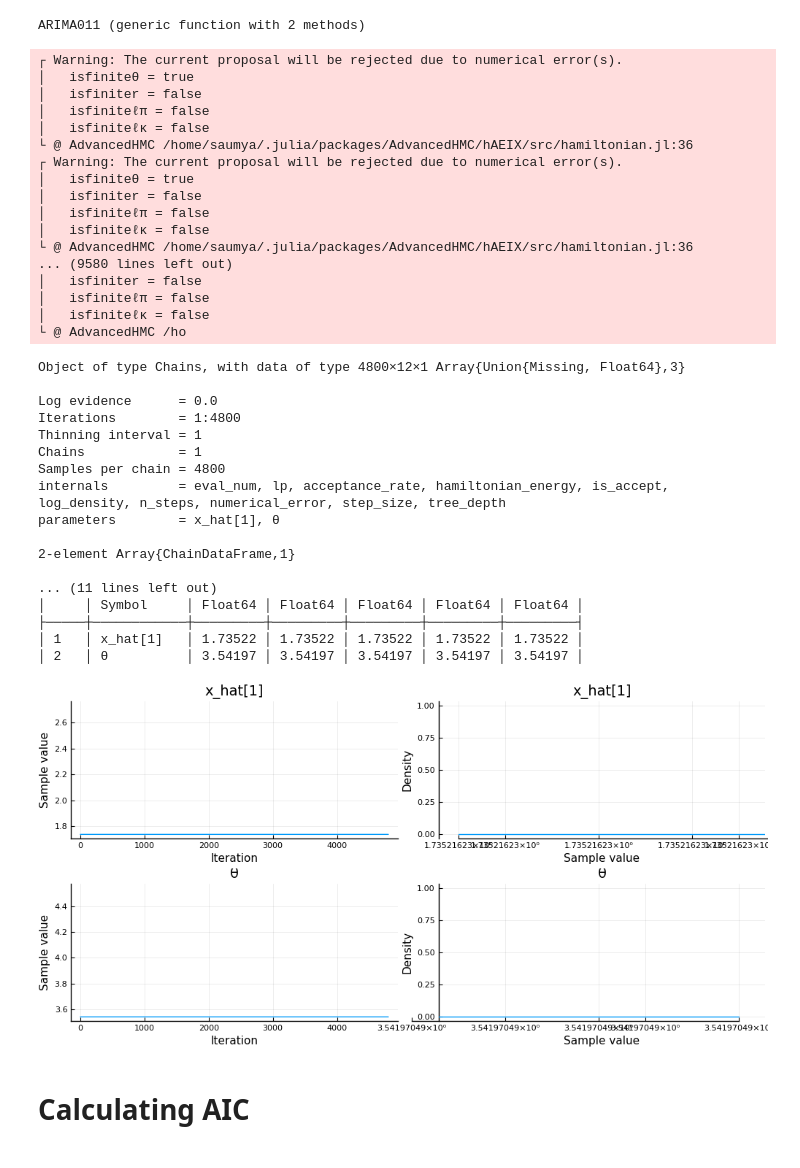
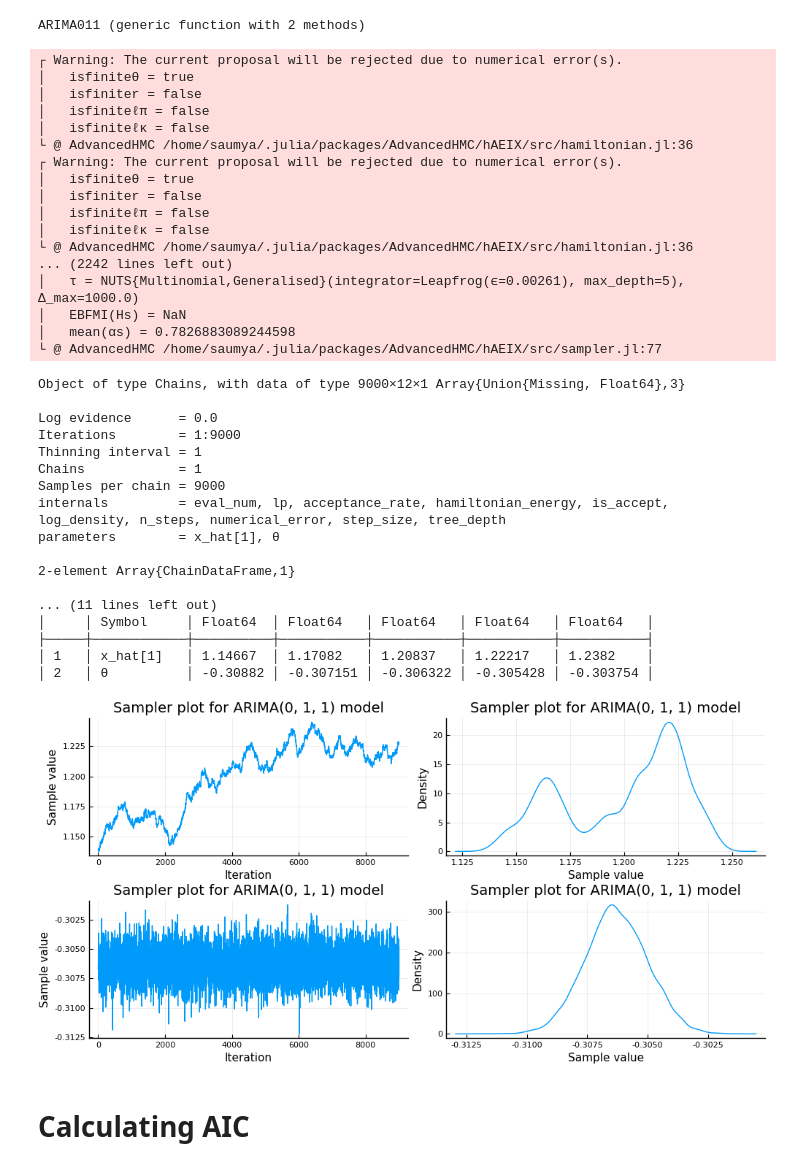
Before and after one commit to saumyagshah/JupyterNBTuringExamples, a Jupyter notebook: time_series_ARIMA.ipynb, the cells around one changed output. Saved outputs shown, nothing was run; the diff lists cells and outputs as text; code cells hidden in the pictures.

```diff
--- a/time_series_ARIMA.ipynb
+++ b/time_series_ARIMA.ipynb
@@ -193,7 +191,7 @@ end
 # %% [output]
 ARIMA011 (generic function with 2 methods)
 # %%
-chain_ARIMA011 = sample(ARIMA011(s_train), NUTS(5000, 200, 0.6) )
+chain_ARIMA011 = sample(ARIMA011(s_train), NUTS(10000, 1000, 0.6) )
 # %% [output]
 ┌ Warning: The current proposal will be rejected due to numerical error(s).
 │   isfiniteθ = true
@@ -207,32 +205,32 @@ chain_ARIMA011 = sample(ARIMA011(s_train), NUTS(5000, 200, 0.6) )
 │   isfiniteℓπ = false
 │   isfiniteℓκ = false
 └ @ AdvancedHMC /home/saumya/.julia/packages/AdvancedHMC/hAEIX/src/hamiltonian.jl:36
-... (9580 lines left out)
-│   isfiniter = false
-│   isfiniteℓπ = false
-│   isfiniteℓκ = false
-└ @ AdvancedHMC /ho
+... (2242 lines left out)
+│   τ = NUTS{Multinomial,Generalised}(integrator=Leapfrog(ϵ=0.00261), max_depth=5), Δ_max=1000.0)
+│   EBFMI(Hs) = NaN
+│   mean(αs) = 0.7826883089244598
+└ @ AdvancedHMC /home/saumya/.julia/packages/AdvancedHMC/hAEIX/src/sampler.jl:77
-Object of type Chains, with data of type 4800×12×1 Array{Union{Missing, Float64},3}
+Object of type Chains, with data of type 9000×12×1 Array{Union{Missing, Float64},3}
 
 Log evidence      = 0.0
-Iterations        = 1:4800
+Iterations        = 1:9000
 Thinning interval = 1
 Chains            = 1
-Samples per chain = 4800
+Samples per chain = 9000
 internals         = eval_num, lp, acceptance_rate, hamiltonian_energy, is_accept, log_density, n_steps, numerical_error, step_size, tree_depth
 parameters        = x_hat[1], θ
 
 2-element Array{ChainDataFrame,1}
 
 ... (11 lines left out)
-│     │ Symbol     │ Float64 │ Float64 │ Float64 │ Float64 │ Float64 │
-├─────┼────────────┼─────────┼─────────┼─────────┼─────────┼─────────┤
-│ 1   │ x_hat[1]   │ 1.73522 │ 1.73522 │ 1.73522 │ 1.73522 │ 1.73522 │
-│ 2   │ θ          │ 3.54197 │ 3.54197 │ 3.54197 │ 3.54197 │ 3.54197 │
+│     │ Symbol     │ Float64  │ Float64   │ Float64   │ Float64   │ Float64   │
+├─────┼────────────┼──────────┼───────────┼───────────┼───────────┼───────────┤
+│ 1   │ x_hat[1]   │ 1.14667  │ 1.17082   │ 1.20837   │ 1.22217   │ 1.2382    │
+│ 2   │ θ          │ -0.30882 │ -0.307151 │ -0.306322 │ -0.305428 │ -0.303754 │
-# %%
-plot(chain_ARIMA011)
-# %% [output]
-[figure, removed]
+# %%
+plot(chain_ARIMA011, title = "Sampler plot for ARIMA(0, 1, 1) model")
+# %% [output]
+[figure, added]
 # %% [markdown]
 # Calculating AIC
 # %%
```
Also changed, not shown: parts of 7 cells of this notebook.
